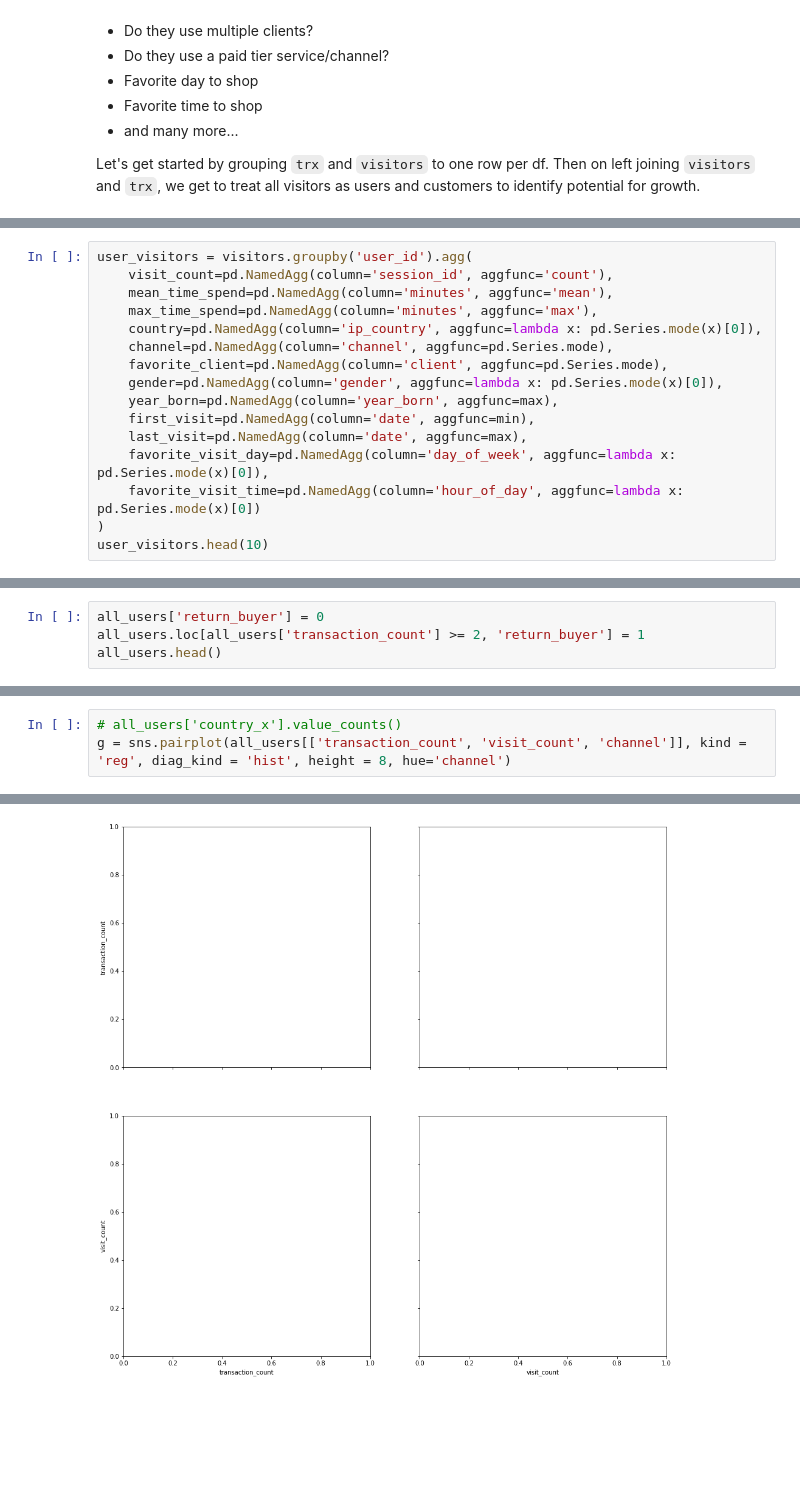
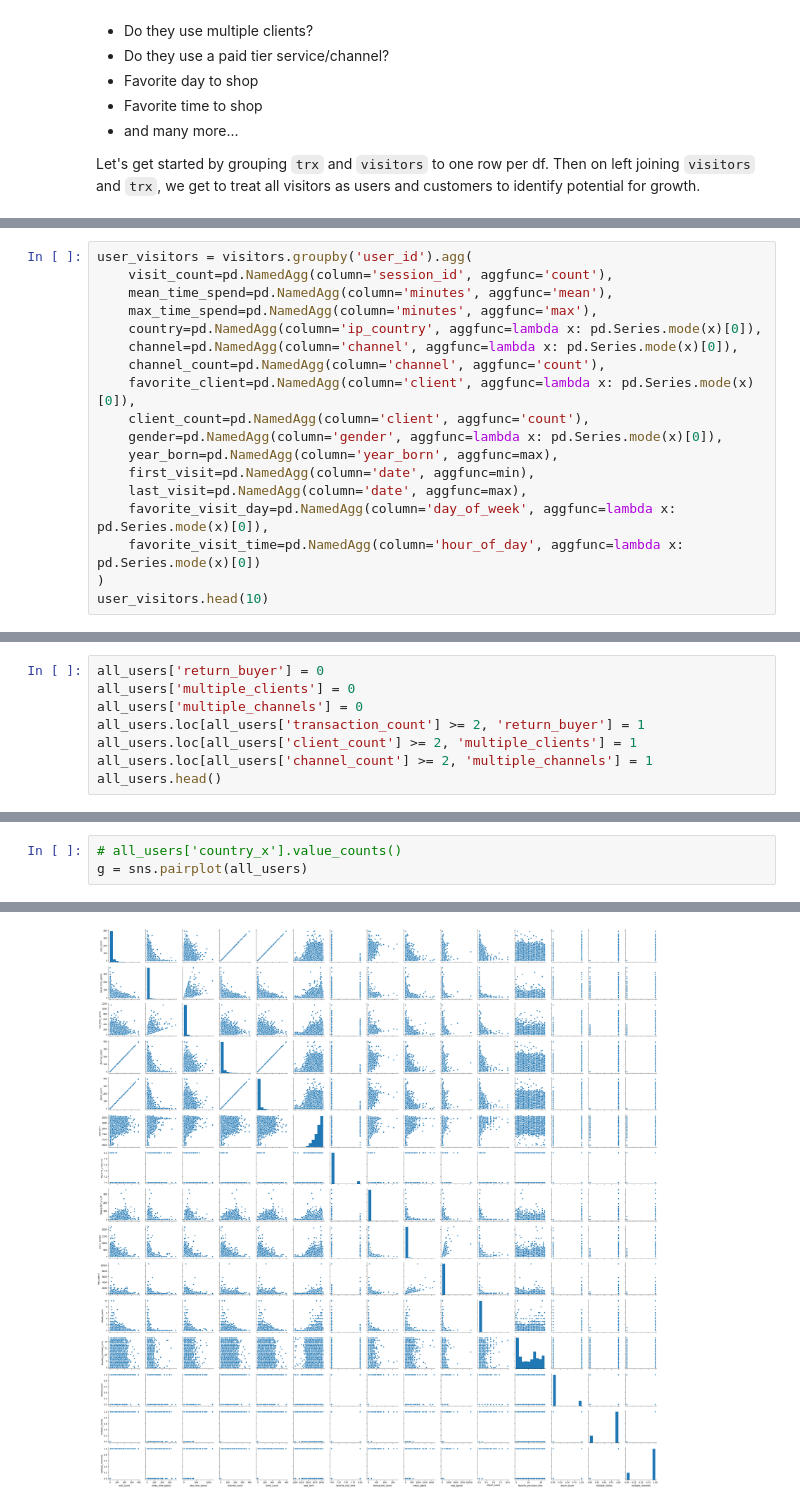
Before and after one commit to NeilBardhan/case-studies, a Jupyter notebook: exploring_sales.ipynb, the cells around one changed output, grey strips where cells are left out. Drawn from its saved outputs; the diff is of its cells as text; blank space fills up the shorter version.

```diff
--- a/exploring_sales.ipynb
+++ b/exploring_sales.ipynb
@@ -498,8 +490,10 @@ user_visitors = visitors.groupby('user_id').agg(
     mean_time_spend=pd.NamedAgg(column='minutes', aggfunc='mean'),
     max_time_spend=pd.NamedAgg(column='minutes', aggfunc='max'),
     country=pd.NamedAgg(column='ip_country', aggfunc=lambda x: pd.Series.mode(x)[0]),
-    channel=pd.NamedAgg(column='channel', aggfunc=pd.Series.mode),
-    favorite_client=pd.NamedAgg(column='client', aggfunc=pd.Series.mode),
+    channel=pd.NamedAgg(column='channel', aggfunc=lambda x: pd.Series.mode(x)[0]),
+    channel_count=pd.NamedAgg(column='channel', aggfunc='count'),
+    favorite_client=pd.NamedAgg(column='client', aggfunc=lambda x: pd.Series.mode(x)[0]),
+    client_count=pd.NamedAgg(column='client', aggfunc='count'),
     gender=pd.NamedAgg(column='gender', aggfunc=lambda x: pd.Series.mode(x)[0]),
     year_born=pd.NamedAgg(column='year_born', aggfunc=max),
     first_visit=pd.NamedAgg(column='date', aggfunc=min),
@@ -552,5 +547,9 @@ all_users.head()
 # %%
 all_users['return_buyer'] = 0
+all_users['multiple_clients'] = 0
+all_users['multiple_channels'] = 0
 all_users.loc[all_users['transaction_count'] >= 2, 'return_buyer'] = 1
+all_users.loc[all_users['client_count'] >= 2, 'multiple_clients'] = 1
+all_users.loc[all_users['channel_count'] >= 2, 'multiple_channels'] = 1
 all_users.head()
 # %% [output]
@@ -565,4 +619,4 @@ all_users.head()
 # %%
 # all_users['country_x'].value_counts()
-g = sns.pairplot(all_users[['transaction_count', 'visit_count', 'channel']], kind = 'reg', diag_kind = 'hist', height = 8, hue='channel')
+g = sns.pairplot(all_users)
 # %% [output]
@@ -570 +623 @@ TypeError: unhashable type: 'numpy.ndarray'
-[figure, old version]
+[figure, new version]
```
Also changed, not shown: parts of 25 cells of this notebook.
